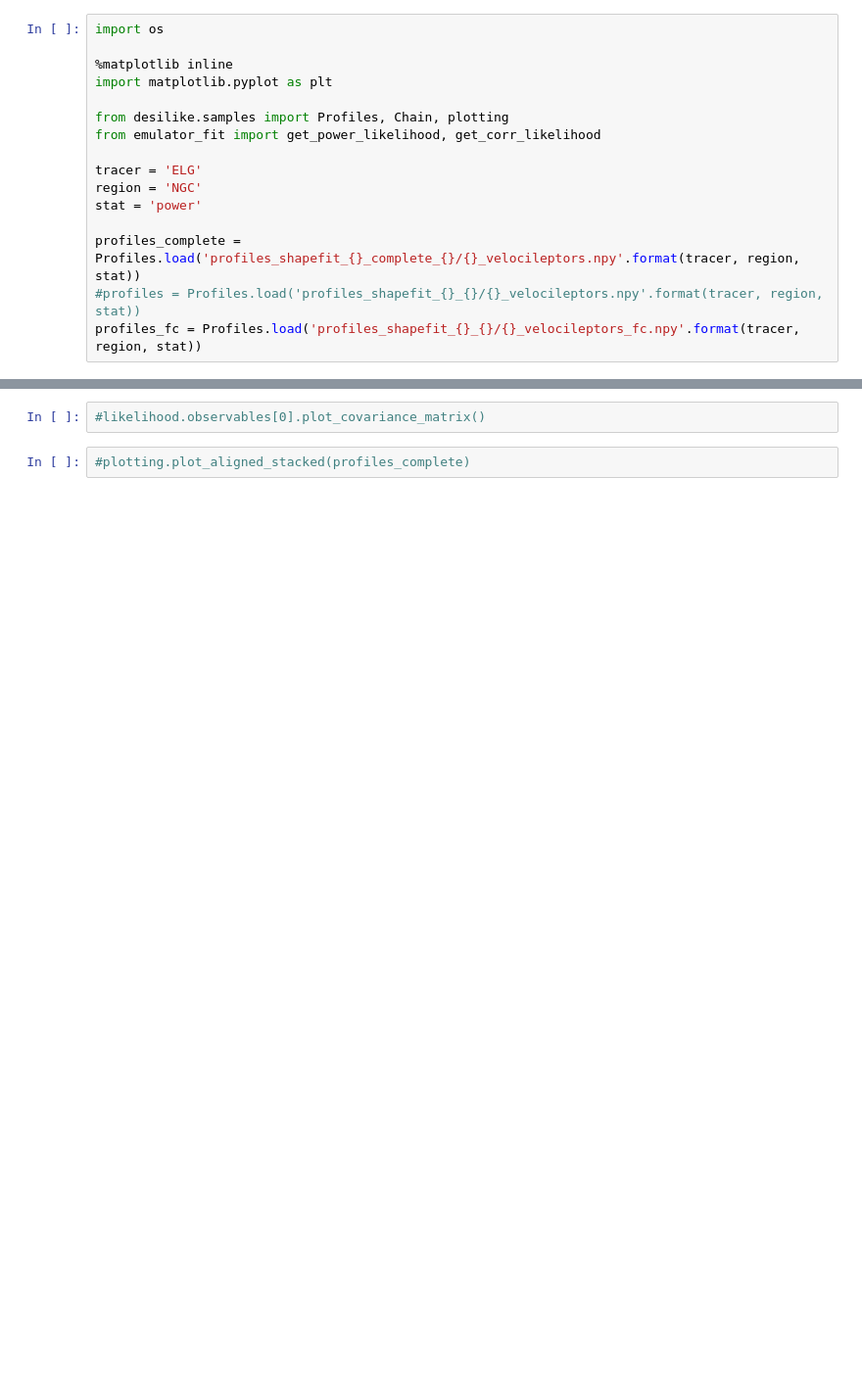
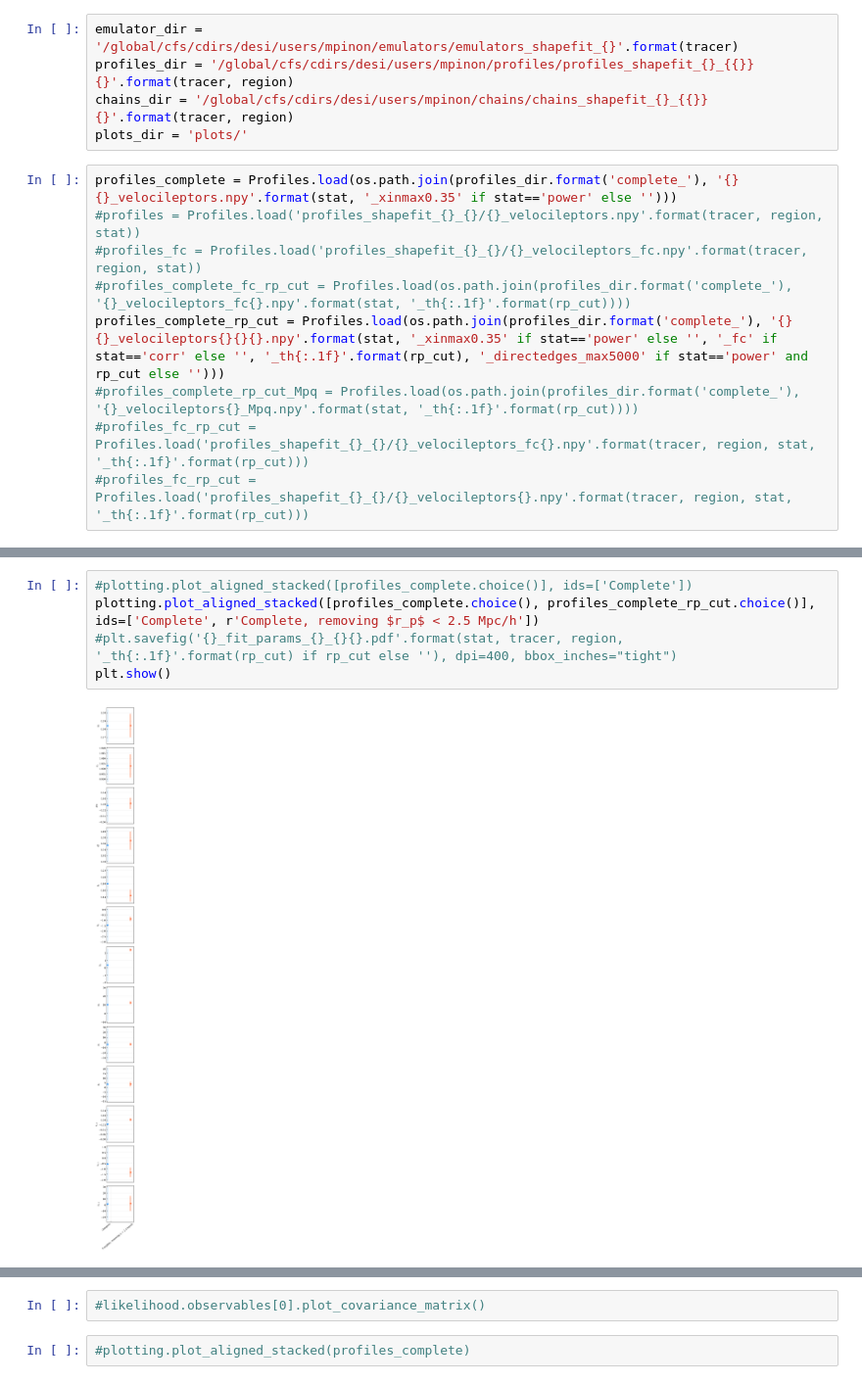
Before and after one commit to mathildepinon/desi-fiber-collisions, a Jupyter notebook: fits.ipynb, the cells around one changed output, grey strips where cells are left out. Shown at 98% size. Cells and saved outputs as stored; diff of their text form; blank space fills up the shorter version.

```diff
--- a/fits.ipynb
+++ b/fits.ipynb
@@ -1,19 +16,17 @@
+# %%
+emulator_dir = '/global/cfs/cdirs/desi/users/mpinon/emulators/emulators_shapefit_{}'.format(tracer)
+profiles_dir = '/global/cfs/cdirs/desi/users/mpinon/profiles/profiles_shapefit_{}_{{}}{}'.format(tracer, region)
+chains_dir = '/global/cfs/cdirs/desi/users/mpinon/chains/chains_shapefit_{}_{{}}{}'.format(tracer, region)
+plots_dir = 'plots/'
 # %%
-import os
-
-%matplotlib inline
-import matplotlib.pyplot as plt
-
-from desilike.samples import Profiles, Chain, plotting
-from emulator_fit import get_power_likelihood, get_corr_likelihood
-
-tracer = 'ELG'
-region = 'NGC'
-stat = 'power'
-
-profiles_complete = Profiles.load('profiles_shapefit_{}_complete_{}/{}_velocileptors.npy'.format(tracer, region, stat))
+profiles_complete = Profiles.load(os.path.join(profiles_dir.format('complete_'), '{}{}_velocileptors.npy'.format(stat, '_xinmax0.35' if stat=='power' else '')))
 #profiles = Profiles.load('profiles_shapefit_{}_{}/{}_velocileptors.npy'.format(tracer, region, stat))
-profiles_fc = Profiles.load('profiles_shapefit_{}_{}/{}_velocileptors_fc.npy'.format(tracer, region, stat))
+#profiles_fc = Profiles.load('profiles_shapefit_{}_{}/{}_velocileptors_fc.npy'.format(tracer, region, stat))
+#profiles_complete_fc_rp_cut = Profiles.load(os.path.join(profiles_dir.format('complete_'), '{}_velocileptors_fc{}.npy'.format(stat, '_th{:.1f}'.format(rp_cut))))
+profiles_complete_rp_cut = Profiles.load(os.path.join(profiles_dir.format('complete_'), '{}{}_velocileptors{}{}{}.npy'.format(stat, '_xinmax0.35' if stat=='power' else '', '_fc' if stat=='corr' else '', '_th{:.1f}'.format(rp_cut), '_directedges_max5000' if stat=='power' and rp_cut else '')))
+#profiles_complete_rp_cut_Mpq = Profiles.load(os.path.join(profiles_dir.format('complete_'), '{}_velocileptors{}_Mpq.npy'.format(stat, '_th{:.1f}'.format(rp_cut))))
+#profiles_fc_rp_cut = Profiles.load('profiles_shapefit_{}_{}/{}_velocileptors_fc{}.npy'.format(tracer, region, stat, '_th{:.1f}'.format(rp_cut)))
+#profiles_fc_rp_cut = Profiles.load('profiles_shapefit_{}_{}/{}_velocileptors{}.npy'.format(tracer, region, stat, '_th{:.1f}'.format(rp_cut)))
 # %%
 print(profiles_complete.to_stats(tablefmt='latex'))
 #print(profiles.to_stats(tablefmt='pretty'))
@@ -61,0 +55,7 @@ Renormalizing randoms weights by [nan, 1.0] before concatenation.
+# %%
+#plotting.plot_aligned_stacked([profiles_complete.choice()], ids=['Complete'])
+plotting.plot_aligned_stacked([profiles_complete.choice(), profiles_complete_rp_cut.choice()], ids=['Complete', r'Complete, removing $r_p$ < 2.5 Mpc/h'])
+#plt.savefig('{}_fit_params_{}_{}{}.pdf'.format(stat, tracer, region, '_th{:.1f}'.format(rp_cut) if rp_cut else ''), dpi=400, bbox_inches="tight")
+plt.show()
+# %% [output]
+[figure, added]
```
Also changed, not shown: parts of 14 cells of this notebook, 2 other files.
